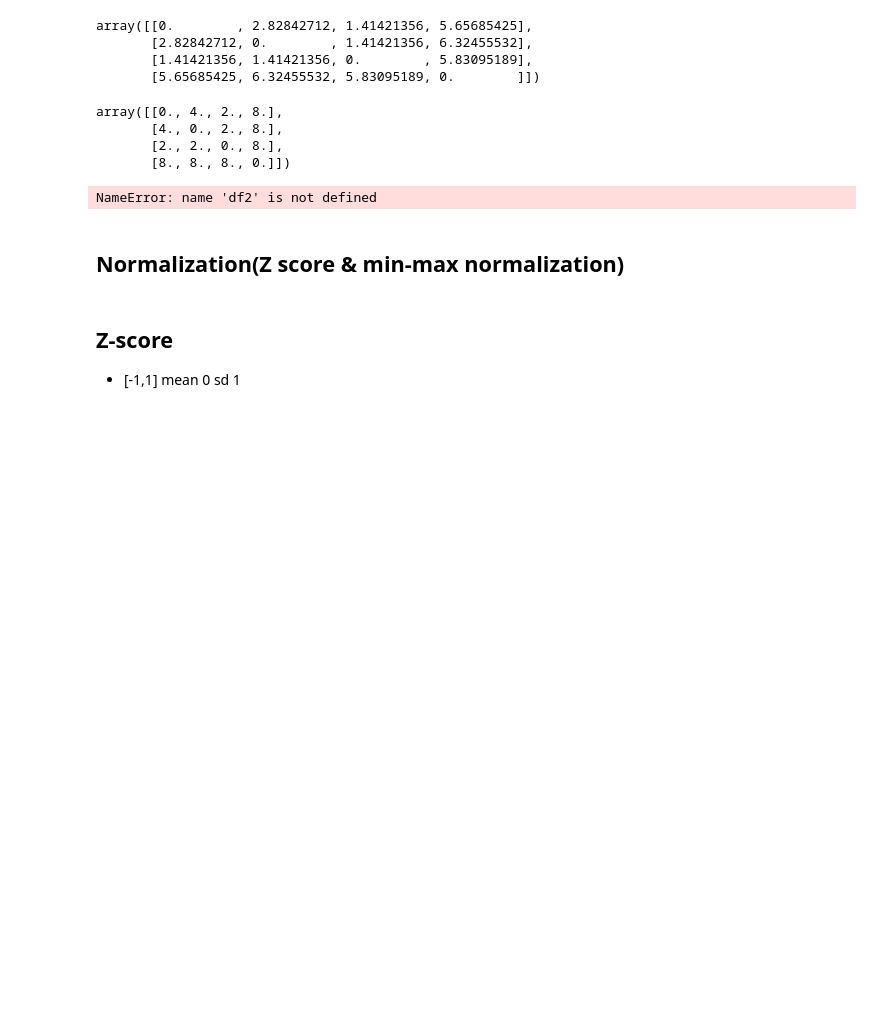
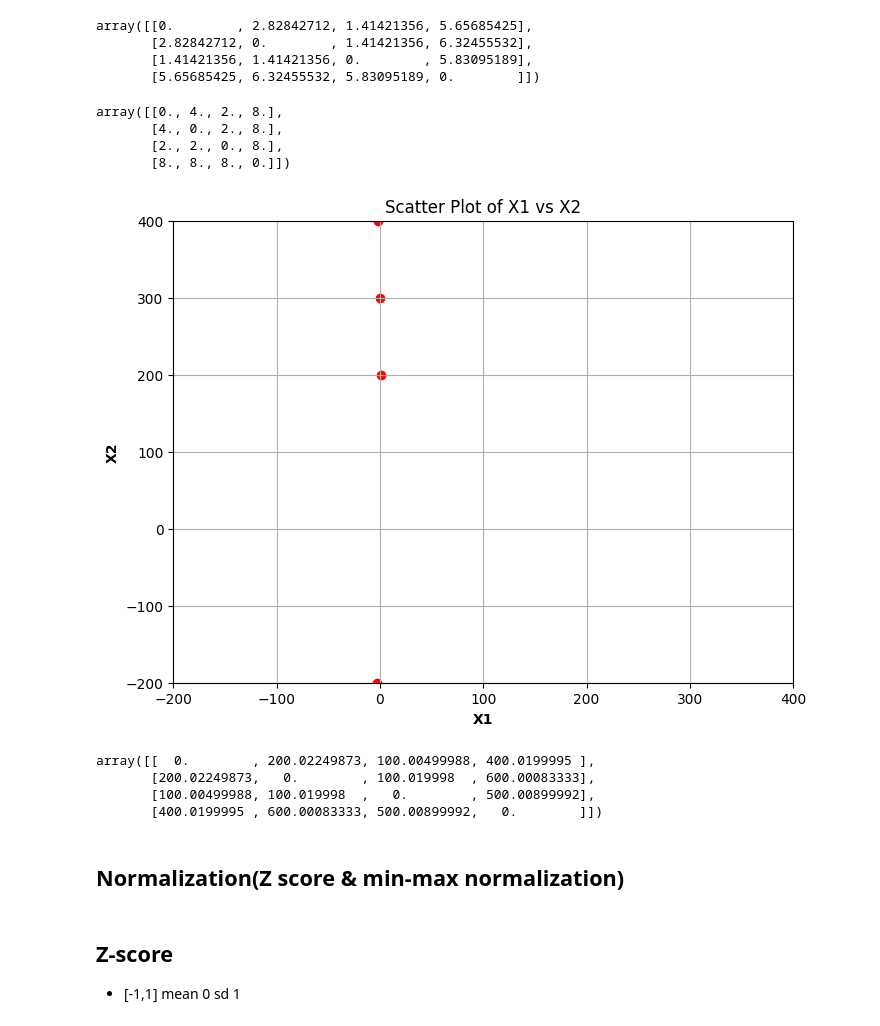
Before and after one commit to Arisarayangyoo/bcs_dpdm24, a Jupyter notebook: Chapter_2_Understanding_Data.ipynb, the cells around one changed output. Cells and saved outputs as stored; diff of their text form; code cells hidden in the pictures; blank space fills up the shorter version.

```diff
--- a/Chapter_2_Understanding_Data.ipynb
+++ b/Chapter_2_Understanding_Data.ipynb
@@ -312,28 +344,39 @@ array([[0., 4., 2., 8.],
        [2., 2., 0., 8.],
        [8., 8., 8., 0.]])
 # %%
-df
+data = [[1, 200], [-2, 400], [0, 300], [-3, -200]]
+df2 = pd.DataFrame(data, columns=['X1', 'X2'])
+df2
 
+# Create the scatter plot
+plt.figure(figsize=(8, 6))  # Adjust figure size as needed
+#plt.plot([-3,1],[0,0], color='black', linewidth=2)
+#plt.plot([0,0],[-2,4], color='black', linewidth=2)
+plt.scatter(df2['X1'], df2['X2'],c='r')
 
-plt.figure(figsize=(8, 6))  # Adjust figure size as needed
-plt.scatter(df['X1'], df['X2'])
-plt.plot([-3,1],[0,0], color='black',linewidth=2)  # X2 axis (horizontal line at y=0)
-plt.plot([0,0],[-2,4], color='black' ,linewidth=2)  # X1 axis (vertical line at x=0)
+min_val = min(df2['X1'].min(), df2['X2'].min())
+max_val = max(df2['X1'].max(), df2['X2'].max())
+plt.xlim(min_val, max_val)
+plt.ylim(min_val, max_val)
 
-
-# Customize the plot (optional)
-plt.xlabel("X1")
-plt.ylabel("X2")
-plt.title("Scatter Plot of X1 vs X2")
+# Customize the plot
+plt.xlabel('X1', fontweight='bold')
+plt.ylabel('X2', fontweight='bold')
+plt.title('Scatter Plot of X1 vs X2')
 plt.grid(True)
 
 # Show the plot
 plt.show()
+# %% [output]
+[figure, added]
 # %%
-distance_matrix = squareform(pdist(df2[['X1','X2']]))
+distance_matrix = squareform(pdist(df2[['X1', 'X2']]))
 distance_matrix
 # %% [output]
-NameError: name 'df2' is not defined
+array([[  0.        , 200.02249873, 100.00499988, 400.0199995 ],
+       [200.02249873,   0.        , 100.019998  , 600.00083333],
+       [100.00499988, 100.019998  ,   0.        , 500.00899992],
+       [400.0199995 , 600.00083333, 500.00899992,   0.        ]])
 # %% [markdown]
 ## **Normalization(Z score & min-max normalization)**
 # %% [markdown]
```
Also changed, not shown: parts of 20 cells of this notebook.
